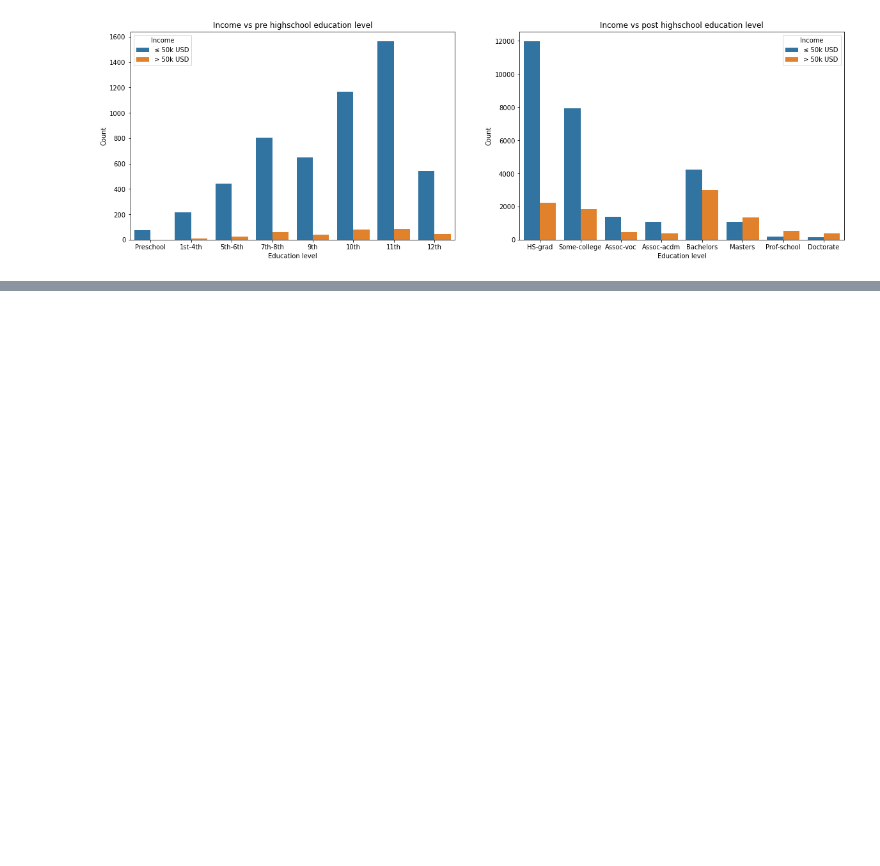
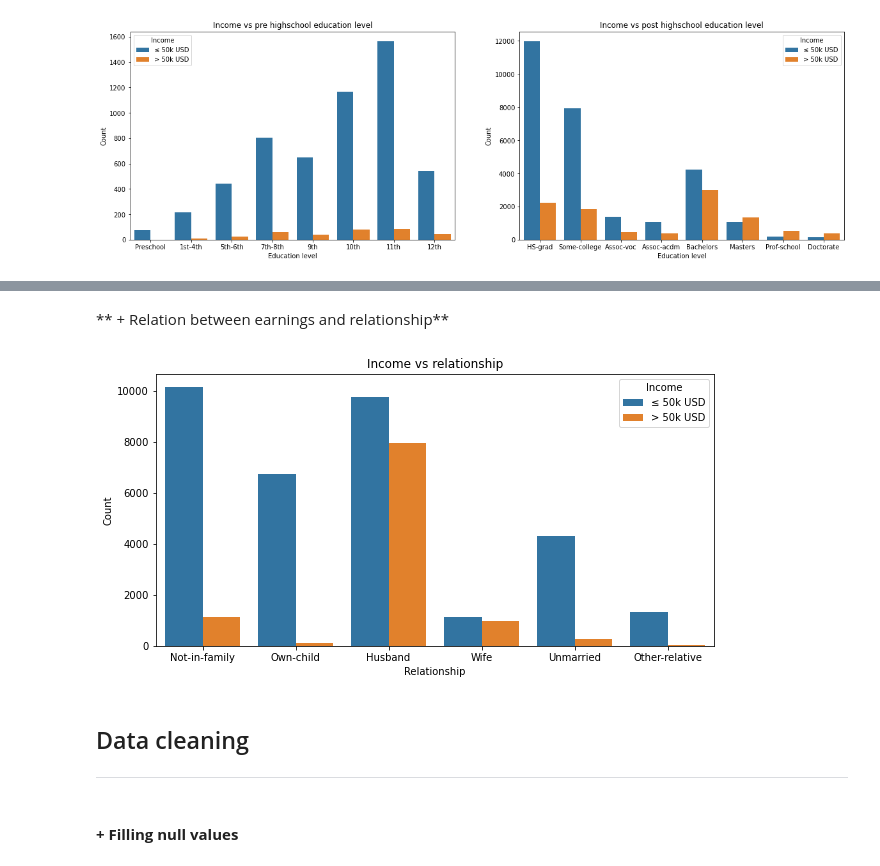
Before and after one commit to d-kurowski/annual-income-prediction, a Jupyter notebook: annual-income-prediction.ipynb, the cells around one changed output, grey strips where cells are left out. Cells and saved outputs as stored; diff of their text form; code cells hidden in the pictures; blank space fills up the shorter version.

```diff
--- a/annual-income-prediction.ipynb
+++ b/annual-income-prediction.ipynb
@@ -262,0 +228,18 @@ data['occupation'].unique()
+# %% [markdown]
+** + Relation between earnings and relationship**
+# %%
+fig, axs = plt.subplots(figsize=(10, 5))
+
+sns.countplot(x='relationship', hue='income_>50K', data=data, ax=axs)
+axs.set(title='Income vs relationship', xlabel='Relationship', ylabel = 'Count')
+axs.legend(title="Income", labels=['≤ 50k USD', '> 50k USD'])
+
+plt.show()
+# %% [output]
+[figure, added]
+# %% [markdown]
+<a id='title2'></a>
+## Data cleaning
+***
+# %% [markdown]
+#### **+ Filling null values**
```
Also changed, not shown: parts of 52 cells of this notebook.
